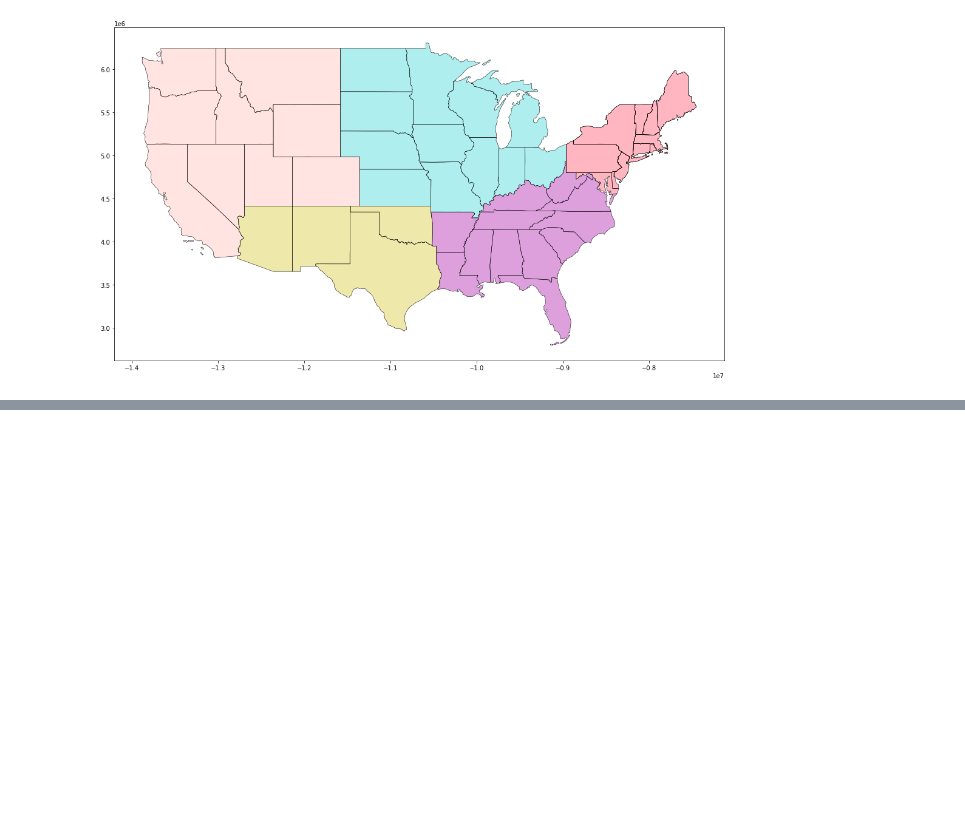
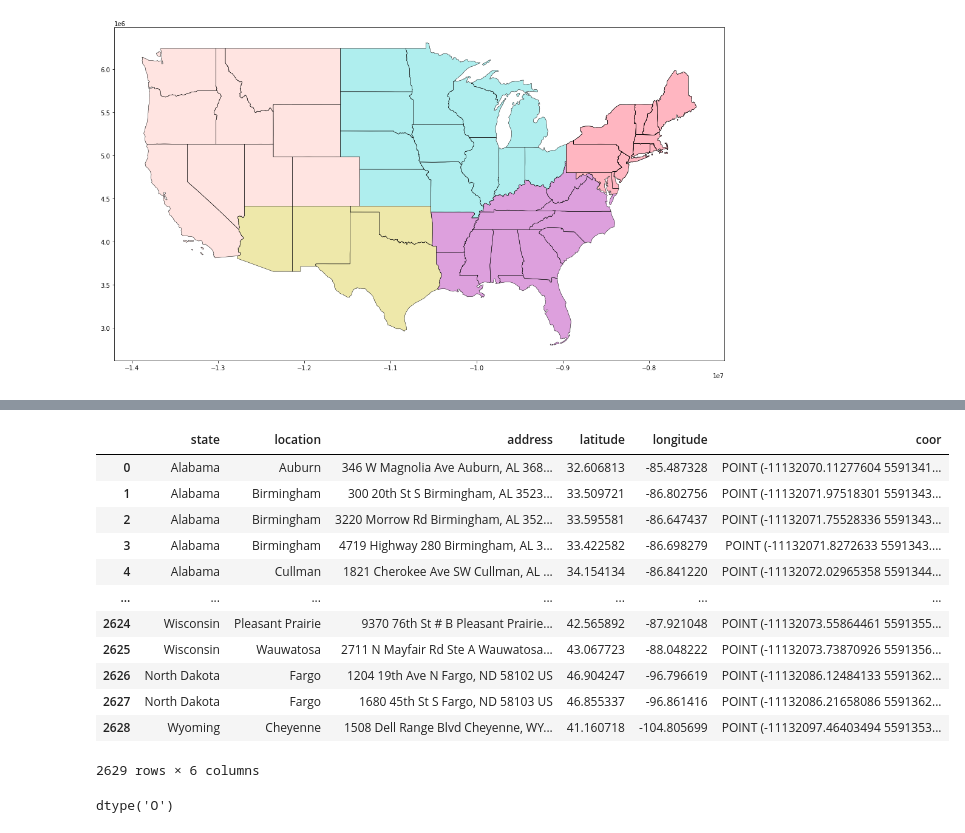
Before and after one commit to Demesmaeker/chipotle-clustering-challenge, a Jupyter notebook: vizualisation.ipynb, the cells around one changed output, grey strips where cells are left out. Cells and saved outputs as stored; diff of their text form; code cells hidden in the pictures; blank space fills up the shorter version.

Commit message:
to POINT

```diff
--- a/vizualisation.ipynb
+++ b/vizualisation.ipynb
@@ -179,0 +153,21 @@ df
+# %%
+df = pd.read_csv('./assets/chipotle_stores_points.csv', sep=',', index_col = 0)
+df
+# %% [output]
+|  | state | location | address | latitude | longitude | coor |
+| 0 | Alabama | Auburn | 346 W Magnolia Ave Auburn, AL 368... | 32.606813 | -85.487328 | POINT (-11132070.11277604 5591341... |
+| 1 | Alabama | Birmingham | 300 20th St S Birmingham, AL 3523... | 33.509721 | -86.802756 | POINT (-11132071.97518301 5591343... |
+| 2 | Alabama | Birmingham | 3220 Morrow Rd Birmingham, AL 352... | 33.595581 | -86.647437 | POINT (-11132071.75528336 5591343... |
+| 3 | Alabama | Birmingham | 4719 Highway 280 Birmingham, AL 3... | 33.422582 | -86.698279 | POINT (-11132071.8272633 5591343.... |
+| 4 | Alabama | Cullman | 1821 Cherokee Ave SW Cullman, AL ... | 34.154134 | -86.841220 | POINT (-11132072.02965358 5591344... |
+| ... | ... | ... | ... | ... | ... | ... |
+| 2624 | Wisconsin | Pleasant Prairie | 9370 76th St # B Pleasant Prairie... | 42.565892 | -87.921048 | POINT (-11132073.55864461 5591355... |
+| 2625 | Wisconsin | Wauwatosa | 2711 N Mayfair Rd Ste A Wauwatosa... | 43.067723 | -88.048222 | POINT (-11132073.73870926 5591356... |
+| 2626 | North Dakota | Fargo | 1204 19th Ave N Fargo, ND 58102 US | 46.904247 | -96.796619 | POINT (-11132086.12484133 5591362... |
+| 2627 | North Dakota | Fargo | 1680 45th St S Fargo, ND 58103 US | 46.855337 | -96.861416 | POINT (-11132086.21658086 5591362... |
+| 2628 | Wyoming | Cheyenne | 1508 Dell Range Blvd Cheyenne, WY... | 41.160718 | -104.805699 | POINT (-11132097.46403494 5591353... |
+2629 rows × 6 columns
+# %%
+df['coor'].dtypes
+# %% [output]
+dtype('O')
```
Also changed, not shown: parts of 6 cells of this notebook, 1 other file.
